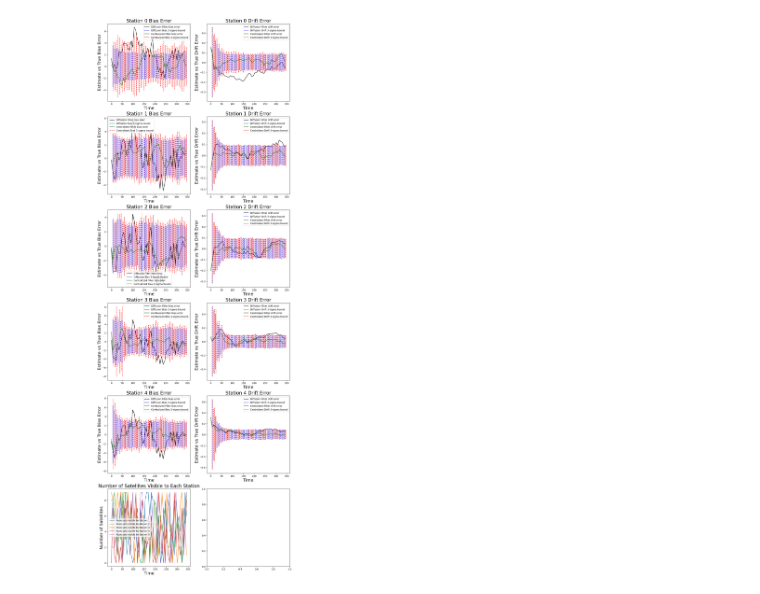
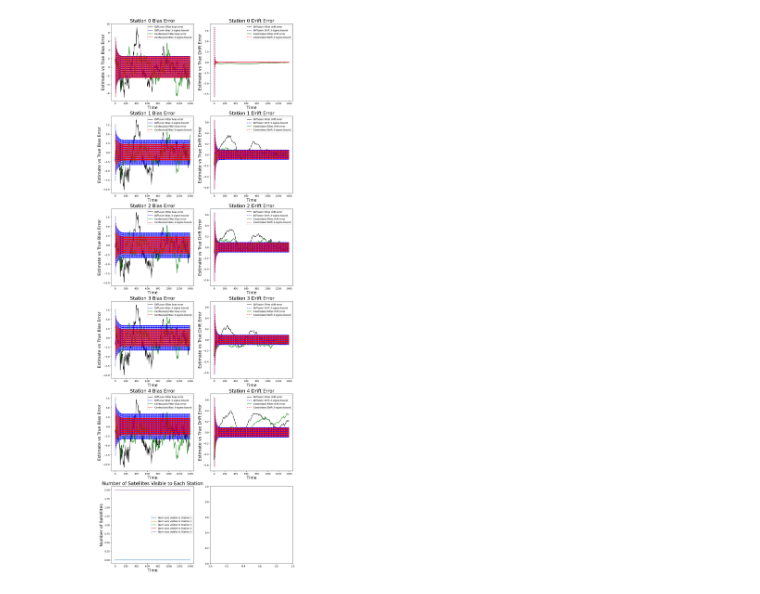
Before and after one commit to RIPS-2024-Aerospace/Aerospace-Project, a Jupyter notebook: testFilterComparison.ipynb, the cells around one changed output. Drawn from its saved outputs; the diff is of its cells as text; code cells hidden in the pictures.

Commit message:
New style of centralized estimate

```diff
--- a/testFilterComparison.ipynb
+++ b/testFilterComparison.ipynb
@@ -45,11 +43,12 @@ kf = KalmanFilter(A = F_full, H = H_cf, Q = Q_10x10, R = R_cf, P = P_prev, x0 =
 # %%
-iterations = 50
+iterations = 200
 
-num_msmts = np.random.randint(0,10,(iterations,5))
+# num_msmts = np.random.randint(0,10,(iterations,5))
+num_msmts = np.array([[0,2,2,2,2] for _ in range(iterations)])
 
-filter_outputs = run_both_filters(iterations, num_msmts,C,P_prev,F_full,stations,kf, x)
+filter_outputs = run_both_filters(iterations, num_msmts,C,F_full,stations,stations_ckf, x)
 
-full_P_hist_df,errors_df,errors_cf,P_hist_cf,P_hist_df,truth,measurements,predictions_cf,predictions_df = filter_outputs
+errors_df,errors_cf,P_hist_cf,P_hist_df,truth,measurements = filter_outputs
 # %%
 #Number of stations whose plots we are looking at
 k = [0,1,2,3,4]
@@ -57,51 +56,51 @@ k = [0,1,2,3,4]
 num_rows = len(k)
 fig,axs = plt.subplots(num_rows+1,2, figsize=(14, 7*(num_rows+1)))
 t_hist = np.arange(0, dt*iterations, dt)
-t_hist_cf = np.arange(3, dt*iterations, dt)
+t_hist_cf = np.arange(3.5, dt*iterations, dt)
 
-errors_cf = np.array(errors_cf).squeeze()
-P_hist_cf = np.array(P_hist_cf)
 
 for inx,i in enumerate(k):
     #Diffusion Filter Error Plots
     axs[inx][0].plot(t_hist, errors_df[:, i,0,0], 'k', label = "Diffusion Filter bias error")
     bias_cov = 3*np.sqrt(P_hist_df[:, i,0,0])
     axs[inx][0].plot(np.vstack([t_hist[1], t_hist[1]]), np.vstack([bias_cov[1], -bias_cov[1]]), 'b--', label = "Diffusion Bias 3-sigma bound")
     axs[inx][0].plot(np.vstack([t_hist[2:], t_hist[2:]]), np.vstack([bias_cov[2:], -bias_cov[2:]]), 'b--')
-    error_bias_cf = errors_cf[:, 2*i]
-    bias_cov_k = 3*np.sqrt(P_hist_cf[:, 2*i, 2*i])
-    axs[inx][0].plot(t_hist, error_bias_cf, label=f'Centralized Filter bias error',color = "green")
-    axs[inx][0].plot(np.vstack([t_hist_cf[1], t_hist_cf[1]]), np.vstack([bias_cov_k[1], -bias_cov_k[1]]), 'r--',label = "Centralized Bias 3-sigma bound")
-    axs[inx][0].plot(np.vstack([t_hist_cf[2:], t_hist_cf[2:]]), np.vstack([bias_cov_k[2:], -bias_cov_k[2:]]), 'r--')
+
+    axs[inx][0].plot(t_hist_cf, errors_cf[:, i,0,0], 'g', label = "Centralized Filter bias error")
+    bias_cov = 3*np.sqrt(P_hist_cf[:, i,0,0])
+    axs[inx][0].plot(np.vstack([t_hist_cf[1], t_hist_cf[1]]), np.vstack([bias_cov[1], -bias_cov[1]]), 'r--', label = "Centralized Bias 3-sigma bound")
+    axs[inx][0].plot(np.vstack([t_hist_cf[2:], t_hist_cf[2:]]), np.vstack([bias_cov[2:], -bias_cov[2:]]), 'r--')
+
     axs[inx][0].legend()
     axs[inx][0].set_title("Station "+str(i)+" Bias Error", fontsize = 20)
     axs[inx][0].set_xlabel("Time", fontsize = 18)
     axs[inx][0].set_ylabel("Estimate vs True Bias Error", fontsize = 18)
 
     axs[inx][1].plot(t_hist, errors_df[:, i,1,0], 'k', label = "Diffusion Filter drift error")
     drift_cov = 3*np.sqrt(P_hist_df[:, i,1,1])
     axs[inx][1].plot(np.vstack([t_hist[1], t_hist[1]]), np.vstack([drift_cov[1], -drift_cov[1]]), 'b--', label = "Diffusion Drift 3-sigma bound")
     axs[inx][1].plot(np.vstack([t_hist[2:], t_hist[2:]]), np.vstack([drift_cov[2:], -drift_cov[2:]]), 'b--')
-    error_drift = errors_cf[:, 2*i+1]
-    drift_cov_k = 3*np.sqrt(P_hist_cf[:, 2*i+1, 2*i+1])
-    axs[inx][1].plot(t_hist, error_drift, label=f'Centralized Filter drift error',color = "green")
-    axs[inx][1].plot(np.vstack([t_hist_cf[1], t_hist_cf[1]]), np.vstack([drift_cov_k[1], -drift_cov_k[1]]), 'r--', label = "Centralized Drift 3-sigma bound")
-    axs[inx][1].plot(np.vstack([t_hist_cf[2:], t_hist_cf[2:]]), np.vstack([drift_cov_k[2:], -drift_cov_k[2:]]), 'r--')
+
+    axs[inx][1].plot(t_hist, errors_cf[:, i,1,0], 'g', label = "Centralized Filter drift error")
+    drift_cov = 3*np.sqrt(P_hist_cf[:, i,1,1])
+    axs[inx][1].plot(np.vstack([t_hist_cf[1], t_hist_cf[1]]), np.vstack([drift_cov[1], -drift_cov[1]]), 'r--', label = "Centralized Drift 3-sigma bound")
+    axs[inx][1].plot(np.vstack([t_hist_cf[2:], t_hist_cf[2:]]), np.vstack([drift_cov[2:], -drift_cov[2:]]), 'r--')
+
     axs[inx][1].legend()
     axs[inx][1].set_title("Station "+str(i)+" Drift Error", fontsize = 20)
     axs[inx][1].set_xlabel("Time", fontsize = 18)
     axs[inx][1].set_ylabel("Estimate vs True Drift Error", fontsize = 18)
 
 for i in range(n):
     axs[-1][0].plot(t_hist,num_msmts[:,i], label = f"Num sats visible to Station {i+1}")
 
 axs[-1][0].legend()
 axs[-1][0].set_title("Number of Satellites Visible to Each Station", fontsize = 20)
 axs[-1][0].set_xlabel("Time", fontsize = 18)
 axs[-1][0].set_ylabel("Number of Satellites", fontsize = 18)
 
 
 
 plt.show()
 # %% [output]
-[figure, old version]
+[figure, new version]
```
Also changed, not shown: parts of 2 cells of this notebook, 3 other files.
